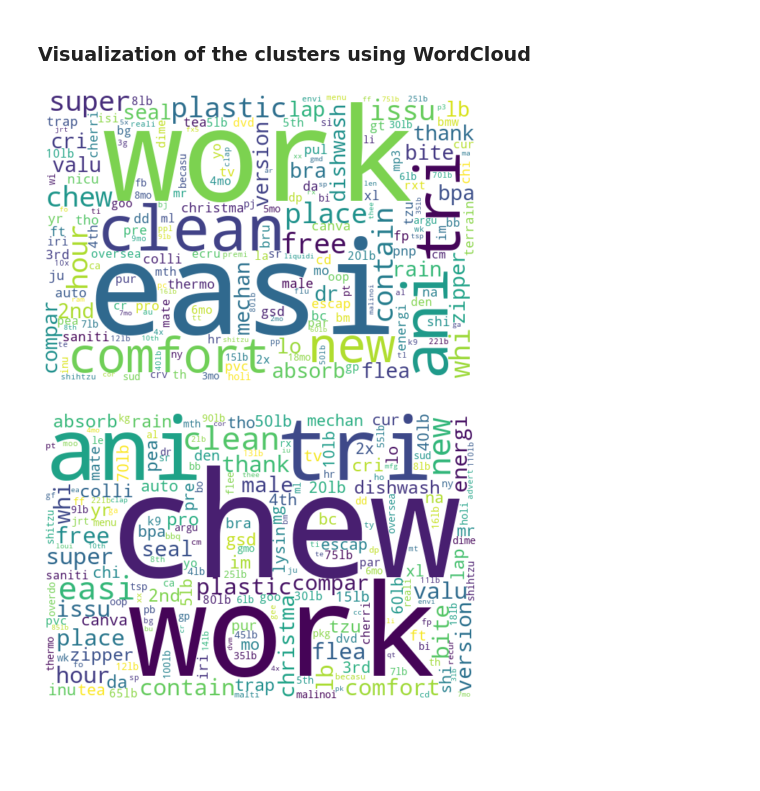
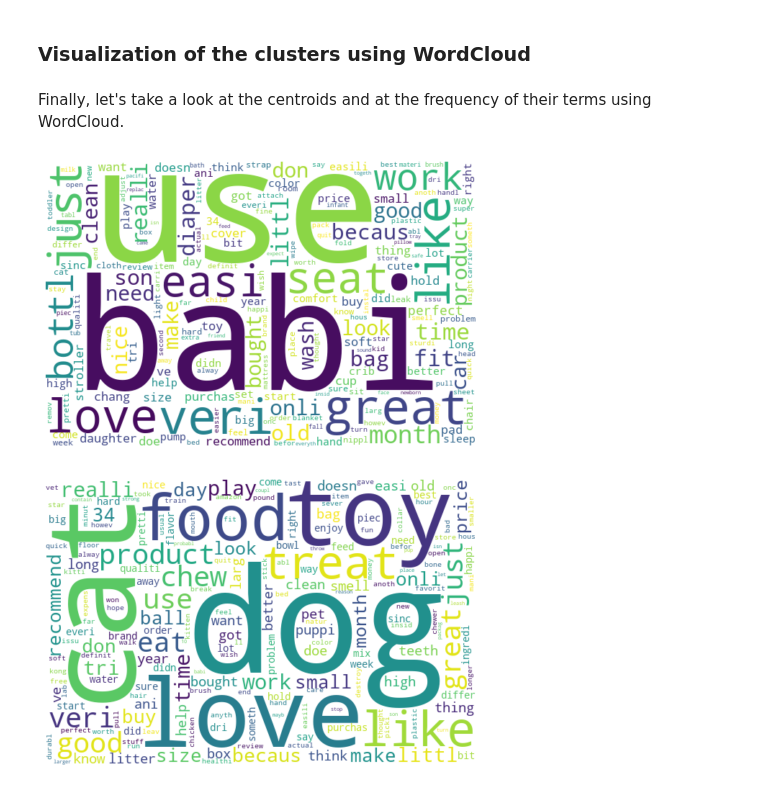
Before and after one commit to paolomandica/BDC-amazon-reviews-clustering, a Jupyter notebook: main.ipynb, the cells around one changed output. Saved outputs shown, nothing was run; the diff lists cells and outputs as text; code cells hidden in the pictures; blank space fills up the shorter version.

Commit message:
Fix wordcloud visualization

```diff
--- a/main.ipynb
+++ b/main.ipynb
@@ -353,20 +355,6 @@ print(km.cluster_centers_.shape)
 tsvd = tsvd_tfidf
 original_centroids = tsvd.inverse_transform(km.cluster_centers_)
 print(original_centroids.shape)
-for i in range(original_centroids.shape[0]):
-    original_centroids[i] = np.array([x for x in original_centroids[i]])
 svd_centroids = original_centroids.argsort()[:, ::-1]
 # %% [output]
 (2, 75140)
-# %%
-vectorizer = tfidf_vectorizer
-terms = vectorizer.get_feature_names()
-
-for i, comp in enumerate(tsvd.components_):
-    terms_comp = zip(terms, comp)
-    sorted_terms = sorted(terms_comp, key= lambda x:x[1], reverse=True)[:10]
-    print("Topic "+str(i)+": ")
-    s = ""
-    for t in sorted_terms:
-        s += t[0] + " "
-    print(s)
@@ -378,5 +363,5 @@ dog cat food treat toy eat chew love ball ingredi
 # %%
-for i in range(true_k):
+for i in range(km.n_clusters):
     print("Cluster %d:" % i, end='')
     for ind in svd_centroids[i, :10]:
         print(' %s' % terms[ind], end='')
@@ -386,19 +371,20 @@ Cluster 0: use babi great veri love like just seat easi work
 Cluster 1: dog cat love toy food like treat product good chew
 # %% [markdown]
 ### Visualization of the clusters using WordCloud
-# %%
-centroids_dict = {}
-for i, centroid in enumerate(svd_centroids):
-    l = [terms[term_id] for term_id in centroid]
-    centroids_dict[i] = l
+# %% [markdown]
+Finally, let's take a look at the centroids and at the frequency of their terms using WordCloud.
 # %%
-for i, centroid in centroids_dict.items():
-    text = " ".join(centroid)
-    wc = WordCloud(background_color='white',width = 600,height=400).generate(text)
+vectorizer = tfidf_vectorizer
+terms = vectorizer.get_feature_names()
+
+for j in range(true_k):
+    frequencies = original_centroids[j]
+    term_freq_dict = {term: frequencies[i] for i, term in enumerate(terms)}
+    wc = WordCloud(background_color='white',width = 600,height=400).generate_from_frequencies(term_freq_dict)
     plt.imshow(wc, interpolation='bilinear')
     plt.axis("off")
     plt.tight_layout(pad=0)
     plt.show()
 # %% [output]
-[figure, old version]
+[figure, new version]
-[figure, old version]
+[figure, new version]
```
Also changed, not shown: parts of 4 cells of this notebook, 4 other files.
